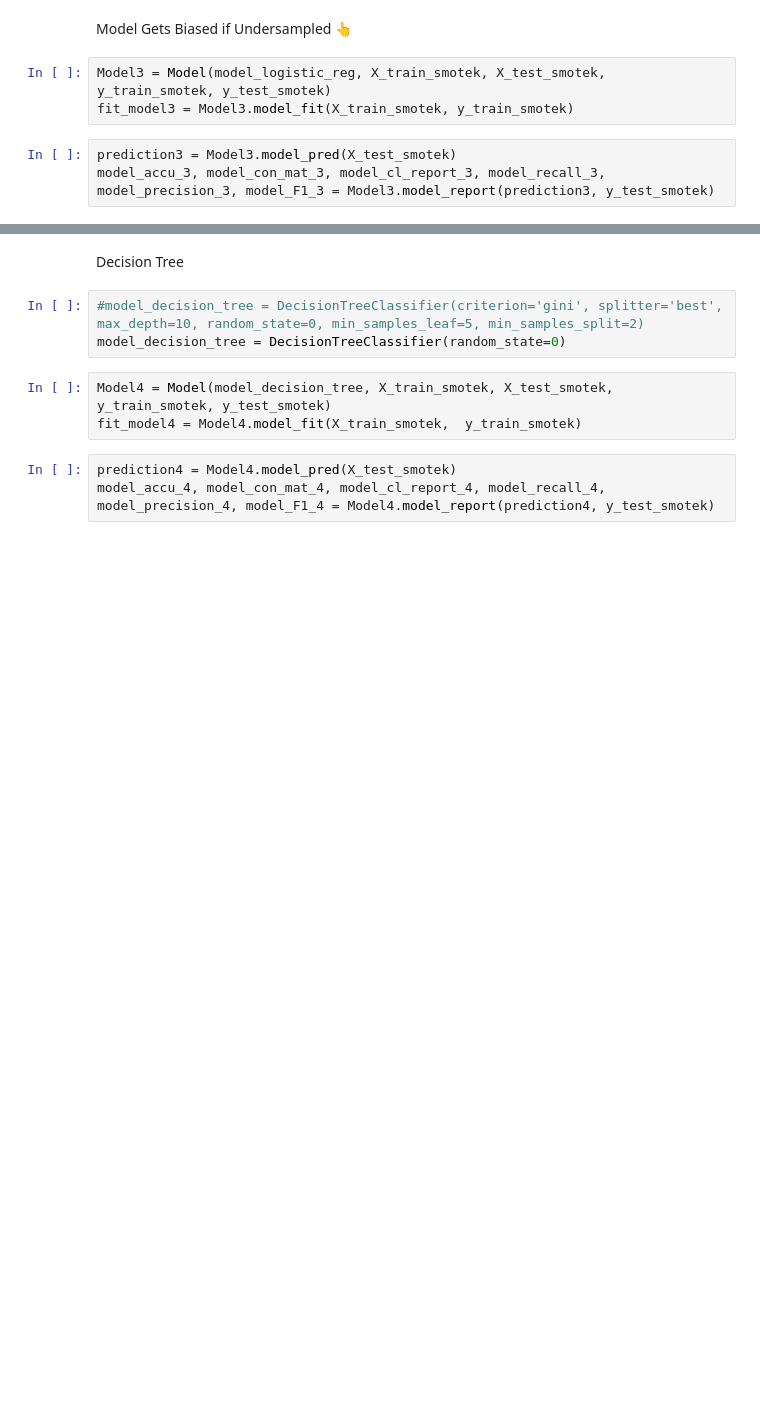
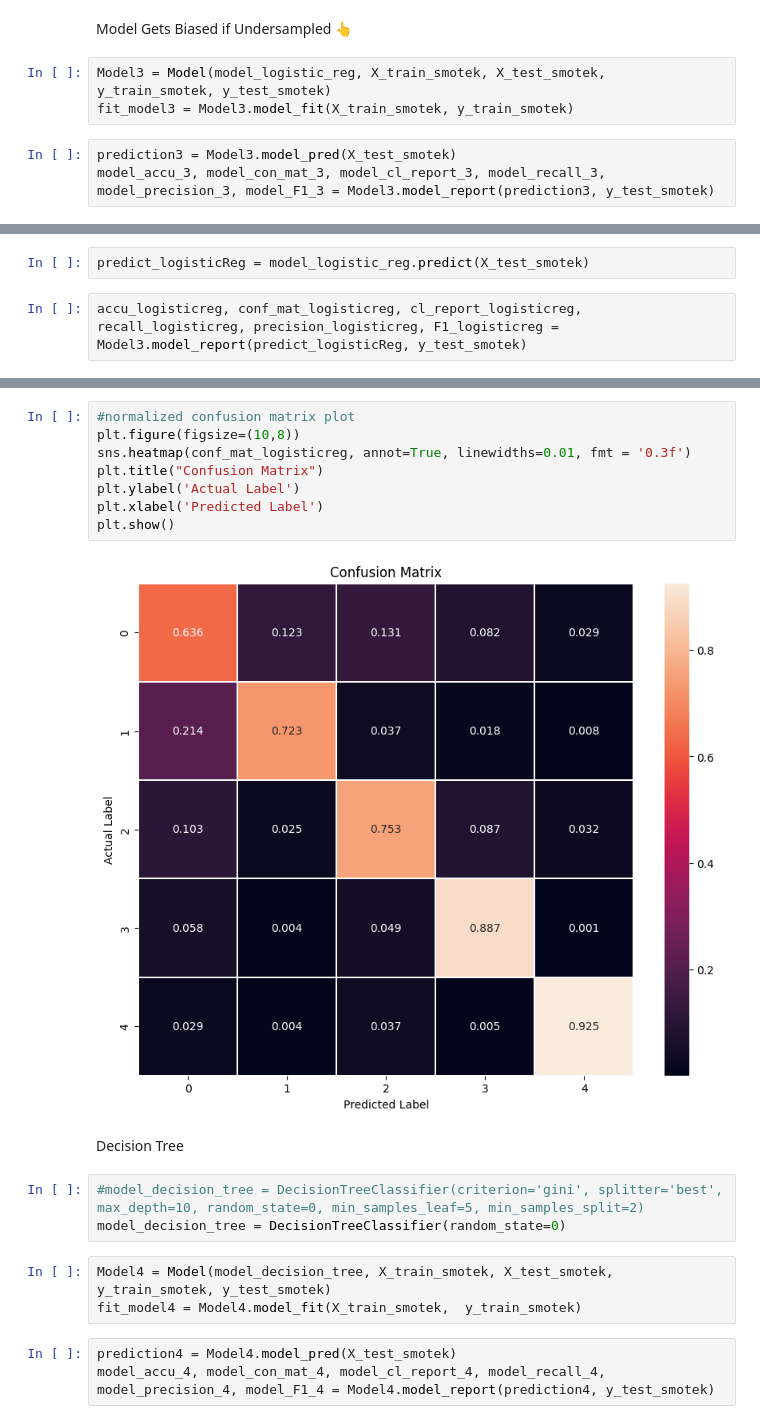
Before and after one commit to Mahim-SOL/ML_intern_task_SOL, a Jupyter notebook: Learning_task_of_SOL.ipynb, the cells around one changed output, grey strips where cells are left out. Drawn from its saved outputs; the diff is of its cells as text; blank space fills up the shorter version.

```diff
--- a/Learning_task_of_SOL.ipynb
+++ b/Learning_task_of_SOL.ipynb
@@ -459,0 +438,4 @@ plt.show()
+# %%
+predict_logisticReg = model_logistic_reg.predict(X_test_smotek)
+# %%
+accu_logisticreg, conf_mat_logisticreg, cl_report_logisticreg, recall_logisticreg, precision_logisticreg, F1_logisticreg = Model3.model_report(predict_logisticReg, y_test_smotek)
@@ -460,3 +467,13 @@ plt.show()
+# %%
+#normalized confusion matrix plot
+plt.figure(figsize=(10,8))
+sns.heatmap(conf_mat_logisticreg, annot=True, linewidths=0.01, fmt = '0.3f')
+plt.title("Confusion Matrix")
+plt.ylabel('Actual Label')
+plt.xlabel('Predicted Label')
+plt.show()
+# %% [output]
+[figure, added]
 # %% [markdown]
 Decision Tree
 # %%
```
Also changed, not shown: parts of 52 cells of this notebook, 1 other file.
